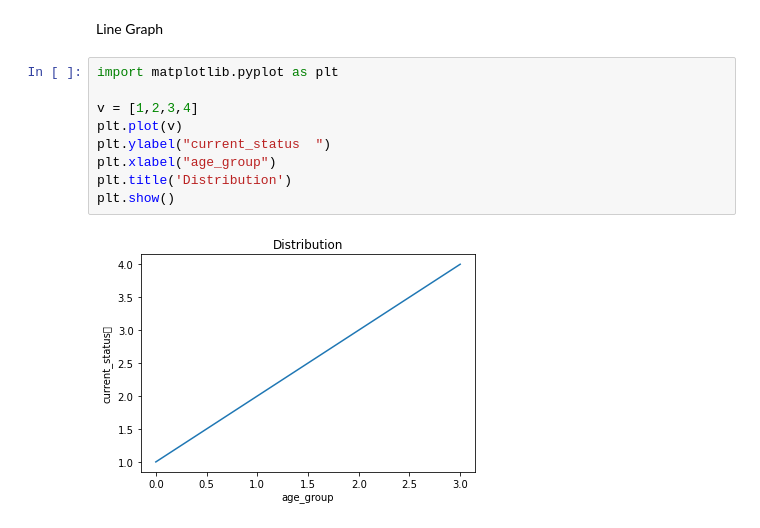
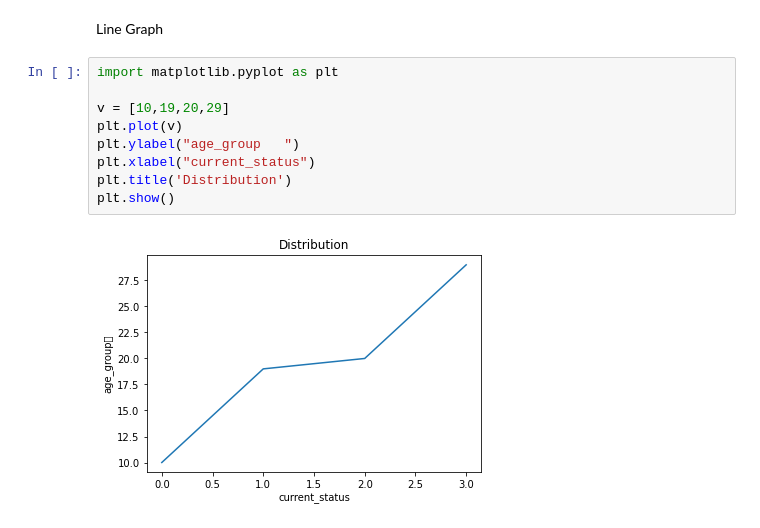
Before and after one commit to krisanndesiderio/SYSTEM-TRON, a Jupyter notebook: COVID19_Case_Surveillance_Public_Use_Data.ipynb, the cells around one changed output. Saved outputs shown, nothing was run; the diff lists cells and outputs as text.

```diff
--- a/COVID19_Case_Surveillance_Public_Use_Data.ipynb
+++ b/COVID19_Case_Surveillance_Public_Use_Data.ipynb
@@ -95,11 +95,11 @@ Line Graph
 # %%
 import matplotlib.pyplot as plt
 
-v = [1,2,3,4]
+v = [10,19,20,29]
 plt.plot(v)
-plt.ylabel("current_status	")
-plt.xlabel("age_group")
+plt.ylabel("age_group	")
+plt.xlabel("current_status")
 plt.title('Distribution')
 plt.show()
 # %% [output]
-[figure, old version]
+[figure, new version]
```
